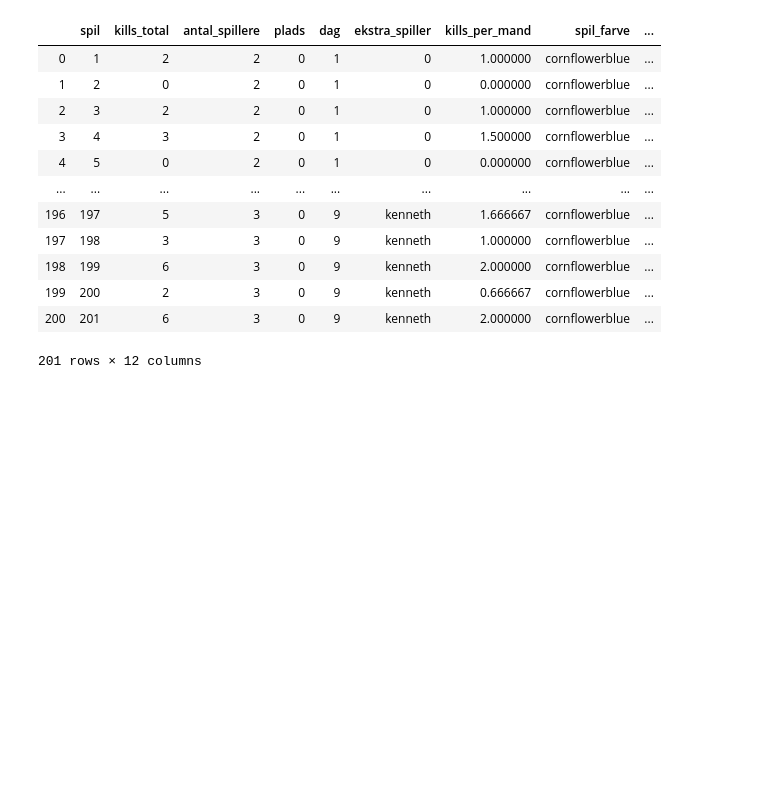
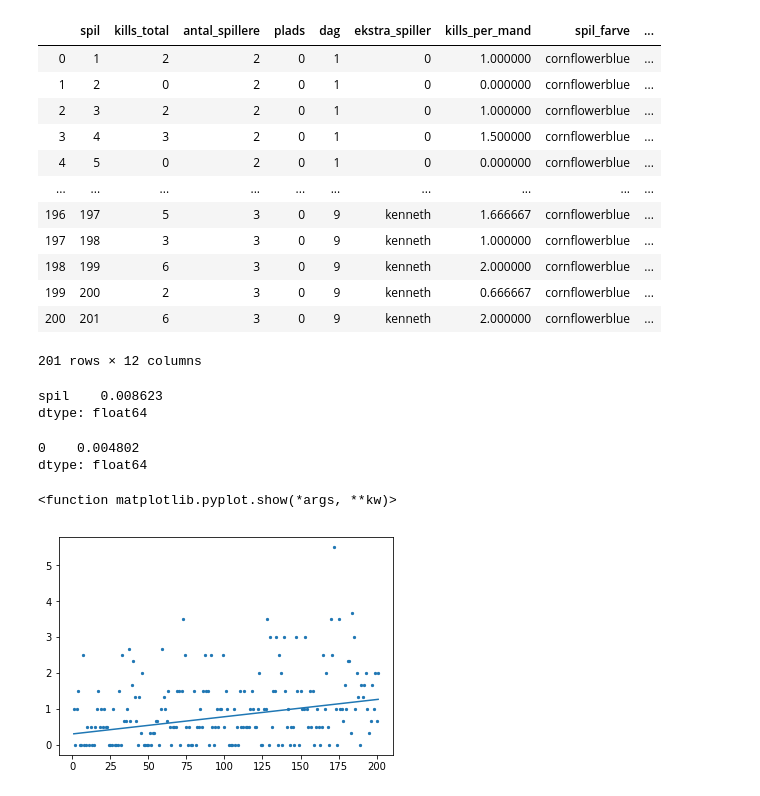
Before and after one commit to Holger-Harmsen/Harmsen_Repo, a Jupyter notebook: PUBG/Analysis.ipynb, the cells around one changed output. Saved outputs shown, nothing was run; the diff lists cells and outputs as text; code cells hidden in the pictures; blank space fills up the shorter version.

```diff
--- a/PUBG/Analysis.ipynb
+++ b/PUBG/Analysis.ipynb
@@ -69,6 +69,56 @@ data
 | 199 | 200 | 2 | 3 | 0 | 9 | kenneth | 0.666667 | cornflowerblue | ... |
 | 200 | 201 | 6 | 3 | 0 | 9 | kenneth | 2.000000 | cornflowerblue | ... |
 201 rows × 12 columns
+# %%
+#OLS med Pythonpakke - virker det?
+import statsmodels.api as sm
+
+
+model = sm.OLS(data['kills_per_mand'],data['spil'])
+results = model.fit()
+results.params
+# %% [output]
+spil    0.008623
+dtype: float64
+# %%
+#Prøver at lave OLS manuelt:
+#Definerer de kvadrerede afvigelser
+gns_y = np.mean(data['kills_per_mand'])
+gns_x = np.mean(data['spil'])
+
+afvigelser_y = []
+for i in data['kills_per_mand']:
+    afvigelser_y.append(i-gns_y)
+
+afvigelser_x = []
+for i in data['spil']:
+    afvigelser_x.append(i-gns_x)
+
+df_afvigelser_y = pd.DataFrame(afvigelser_y)
+df_afvigelser_x = pd.DataFrame(afvigelser_x)
+
+df_tæller_i = df_afvigelser_x*df_afvigelser_y
+df_nævner_i = df_afvigelser_x**2
+
+sum_tæller = np.sum(df_tæller_i)
+sum_nævner = np.sum(df_nævner_i)
+
+beta = sum_tæller/sum_nævner
+
+beta
+#Passer det?
+# %% [output]
+0    0.004802
+dtype: float64
+# %%
+data['OLS'] = 0.004802*data['spil']
+
+plt.scatter(data['spil'],data['kills_per_mand'], s=5)
+plt.plot(data['spil'],data['OLS'] + 0.3)
+plt.show
+# %% [output]
+<function matplotlib.pyplot.show(*args, **kw)>
+[figure, added]
 # %%
 from matplotlib.lines import Line2D
 import matplotlib.patches as mpatches
```
Also changed, not shown: parts of 3 cells of this notebook, 6 other files.
